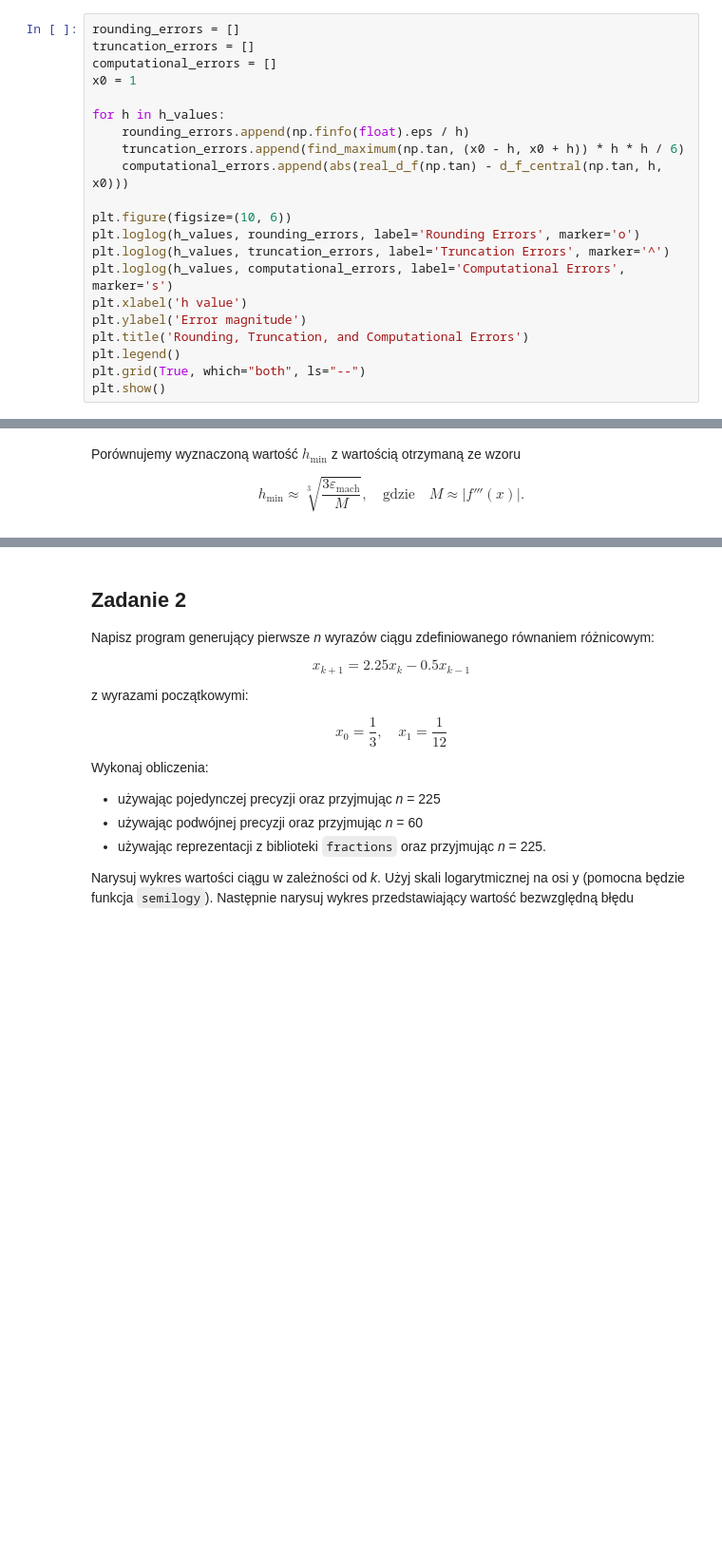
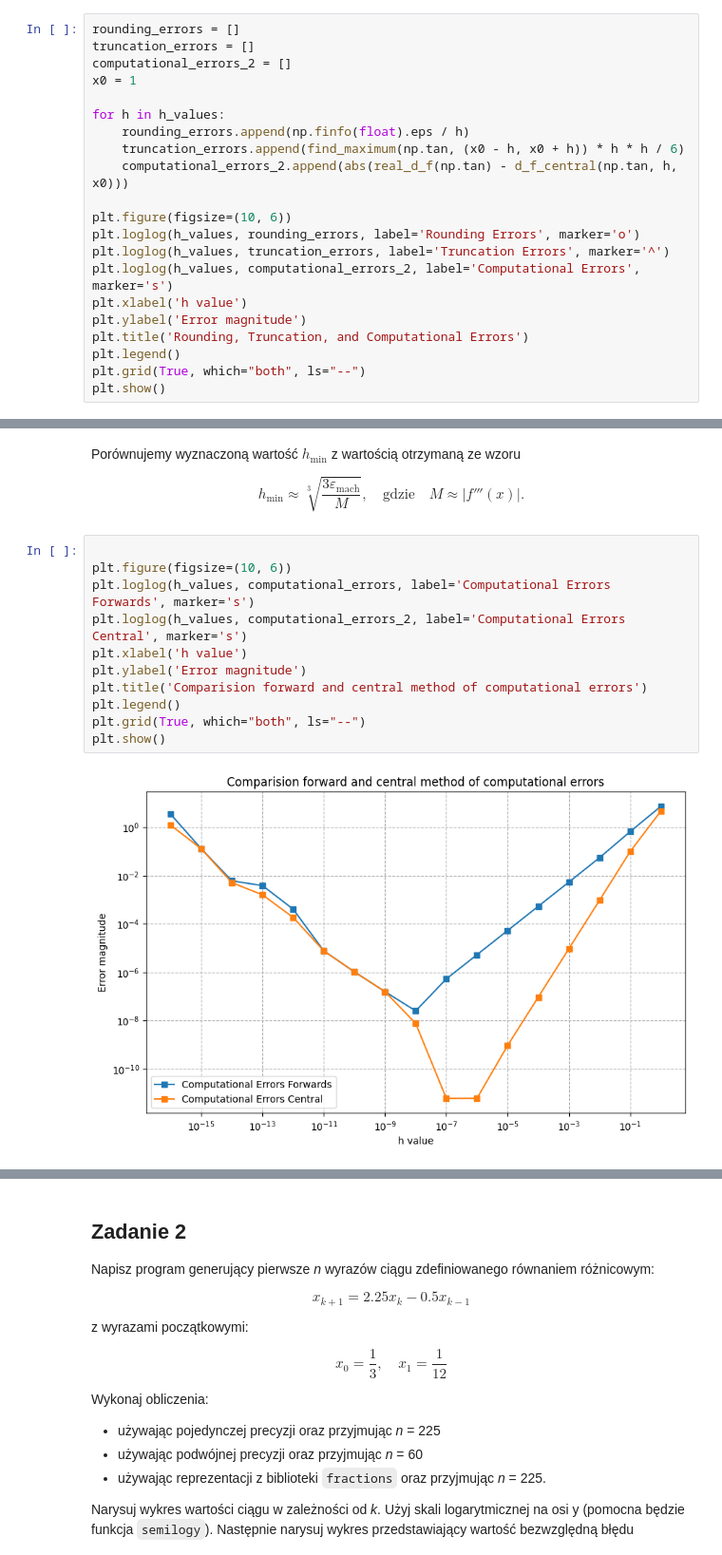
Before and after one commit to biganton/MOWNIT, a Jupyter notebook: lab1/lab1.ipynb, the cells around one changed output, grey strips where cells are left out. Shown: that part at 95% size. Saved outputs shown, nothing was run; the diff lists cells and outputs as text; blank space fills up the shorter version.

```diff
--- a/lab1.ipynb
+++ b/lab1/lab1.ipynb
@@ -105,18 +109,18 @@ print(abs(h_min - h_values[8]))
 # %%
 rounding_errors = []
 truncation_errors = []
-computational_errors = []
+computational_errors_2 = []
 x0 = 1
 
 for h in h_values:
     rounding_errors.append(np.finfo(float).eps / h)
     truncation_errors.append(find_maximum(np.tan, (x0 - h, x0 + h)) * h * h / 6)
-    computational_errors.append(abs(real_d_f(np.tan) - d_f_central(np.tan, h, x0)))
+    computational_errors_2.append(abs(real_d_f(np.tan) - d_f_central(np.tan, h, x0)))
 
 plt.figure(figsize=(10, 6))
 plt.loglog(h_values, rounding_errors, label='Rounding Errors', marker='o')
 plt.loglog(h_values, truncation_errors, label='Truncation Errors', marker='^')
-plt.loglog(h_values, computational_errors, label='Computational Errors', marker='s')
+plt.loglog(h_values, computational_errors_2, label='Computational Errors', marker='s')
 plt.xlabel('h value')
 plt.ylabel('Error magnitude')
 plt.title('Rounding, Truncation, and Computational Errors')
@@ -131,6 +135,19 @@ Porównujemy wyznaczoną wartość $h_{\min}$ z wartością otrzymaną ze wzoru
 $$
 h_{\min} \approx \sqrt[3]{\frac{3\varepsilon_{\text{mach}}}{M}}, \quad \text{gdzie} \quad M \approx |f'''(x)|.
 $$
+# %%
+
+plt.figure(figsize=(10, 6))
+plt.loglog(h_values, computational_errors, label='Computational Errors Forwards', marker='s')
+plt.loglog(h_values, computational_errors_2, label='Computational Errors Central', marker='s')
+plt.xlabel('h value')
+plt.ylabel('Error magnitude')
+plt.title('Comparision forward and central method of computational errors')
+plt.legend()
+plt.grid(True, which="both", ls="--")
+plt.show()
+# %% [output]
+[figure, added]
 # %%
 h2_min = math.pow(3 * np.finfo(float).eps / abs(tan_df3(x0)), 1/3)
 print(abs(h_values[7] - h2_min))
```
Also changed, not shown: parts of 3 cells of this notebook, 4 other files.
